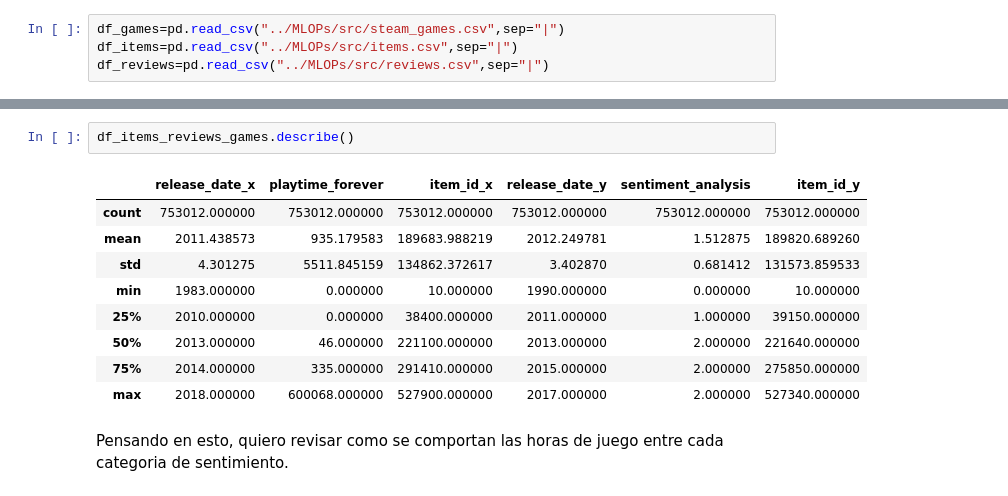
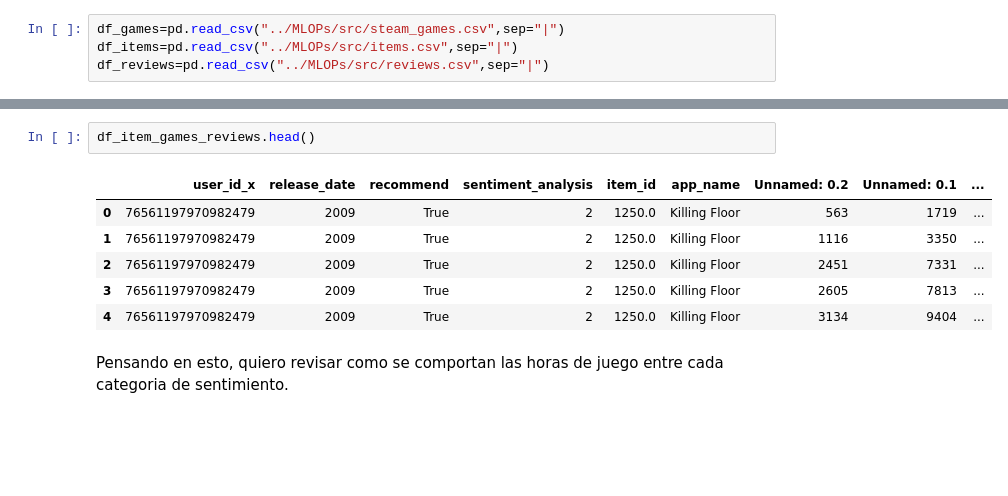
Before and after one commit to Dini96/PI_MLOPs_Oswaldo, a Jupyter notebook: MLOPS.ipynb, the cells around one changed output, grey strips where cells are left out. Cells and saved outputs as stored; diff of their text form; blank space fills up the shorter version.

```diff
--- a/MLOPS.ipynb
+++ b/MLOPS.ipynb
@@ -588,15 +620,12 @@ df_reviews_games.describe()
-# %%
-df_items_reviews_games.describe()
-# %% [output]
-|  | release_date_x | playtime_forever | item_id_x | release_date_y | sentiment_analysis | item_id_y |
-| count | 753012.000000 | 753012.000000 | 753012.000000 | 753012.000000 | 753012.000000 | 753012.000000 |
-| mean | 2011.438573 | 935.179583 | 189683.988219 | 2012.249781 | 1.512875 | 189820.689260 |
-| std | 4.301275 | 5511.845159 | 134862.372617 | 3.402870 | 0.681412 | 131573.859533 |
-| min | 1983.000000 | 0.000000 | 10.000000 | 1990.000000 | 0.000000 | 10.000000 |
-| 25% | 2010.000000 | 0.000000 | 38400.000000 | 2011.000000 | 1.000000 | 39150.000000 |
-| 50% | 2013.000000 | 46.000000 | 221100.000000 | 2013.000000 | 2.000000 | 221640.000000 |
-| 75% | 2014.000000 | 335.000000 | 291410.000000 | 2015.000000 | 2.000000 | 275850.000000 |
-| max | 2018.000000 | 600068.000000 | 527900.000000 | 2017.000000 | 2.000000 | 527340.000000 |
+# %%
+df_item_games_reviews.head()
+# %% [output]
+|  | user_id_x | release_date | recommend | sentiment_analysis | item_id | app_name | Unnamed: 0.2 | Unnamed: 0.1 | ... |
+| 0 | 76561197970982479 | 2009 | True | 2 | 1250.0 | Killing Floor | 563 | 1719 | ... |
+| 1 | 76561197970982479 | 2009 | True | 2 | 1250.0 | Killing Floor | 1116 | 3350 | ... |
+| 2 | 76561197970982479 | 2009 | True | 2 | 1250.0 | Killing Floor | 2451 | 7331 | ... |
+| 3 | 76561197970982479 | 2009 | True | 2 | 1250.0 | Killing Floor | 2605 | 7813 | ... |
+| 4 | 76561197970982479 | 2009 | True | 2 | 1250.0 | Killing Floor | 3134 | 9404 | ... |
 # %% [markdown]
 Pensando en esto, quiero revisar como se comportan las horas de juego entre cada categoria de sentimiento.
 # %%
```
Also changed, not shown: parts of 18 cells of this notebook, 1 other file.
